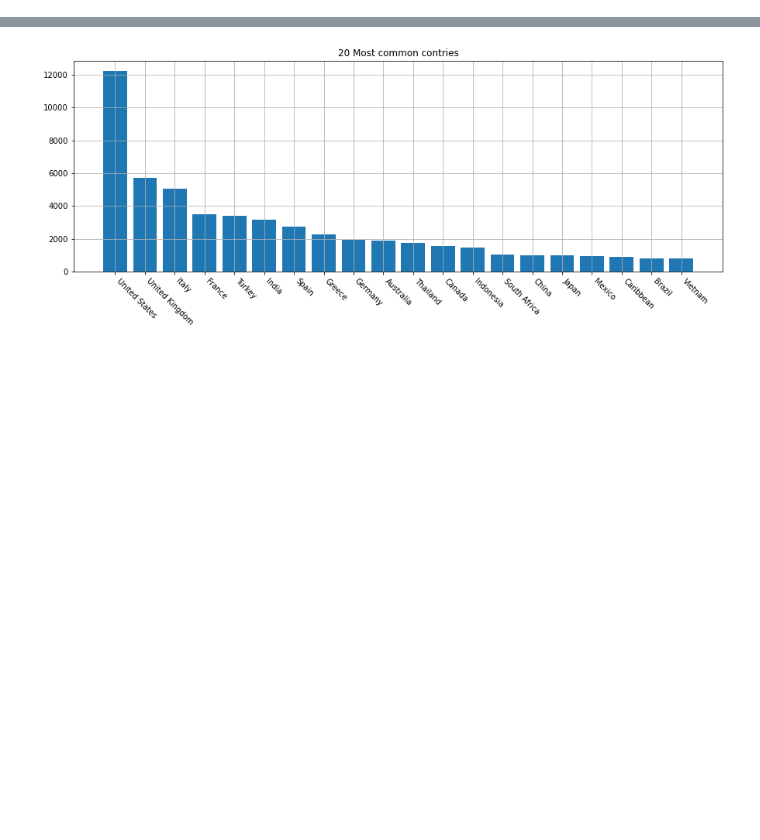
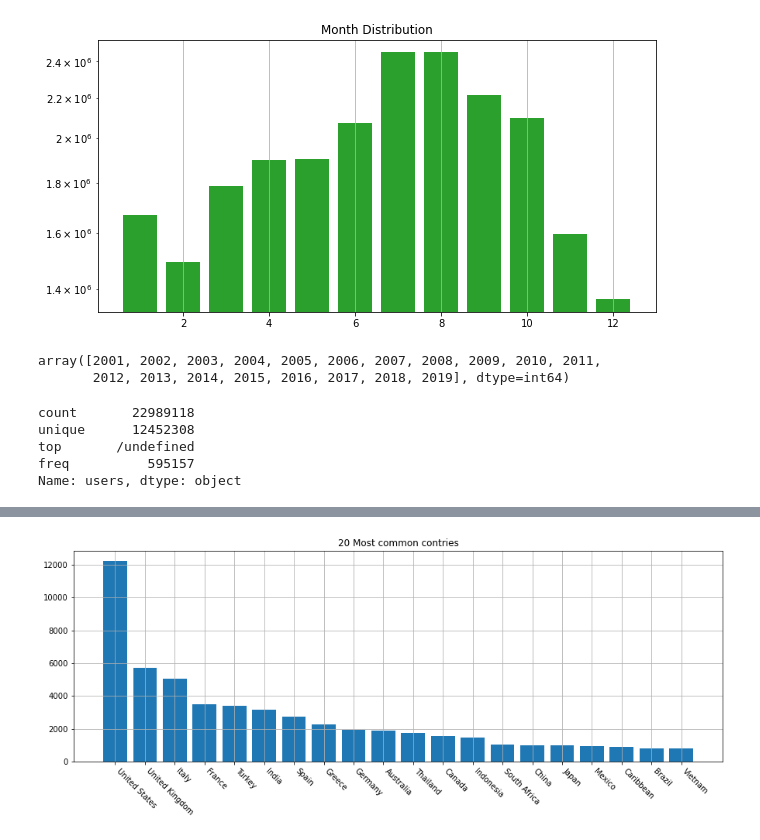
Before and after one commit to Ammar0ah/Itinerary-planning-system, a Jupyter notebook: data_scripts/dataAnalysis.ipynb, the cells around one changed output, grey strips where cells are left out. Drawn from its saved outputs; the diff is of its cells as text; code cells hidden in the pictures; blank space fills up the shorter version.

```diff
--- a/data_scripts/dataAnalysis.ipynb
+++ b/data_scripts/dataAnalysis.ipynb
@@ -4,0 +93,20 @@ from matplotlib import pyplot as plt
+# %%
+plot_freq_bar(timestamp_df['Month'].value_counts().index, timestamp_df['Month'].value_counts(),
+             'Month Distribution', scale='log', color='C2', rotation=False)
+# %% [output]
+[figure, added]
+# %%
+years = timestamp_df['Year'].unique()
+years.sort()
+years
+# %% [output]
+array([2001, 2002, 2003, 2004, 2005, 2006, 2007, 2008, 2009, 2010, 2011,
+       2012, 2013, 2014, 2015, 2016, 2017, 2018, 2019], dtype=int64)
+# %%
+df['users'].describe()
+# %% [output]
+count       22989118
+unique      12452308
+top       /undefined
+freq          595157
+Name: users, dtype: object
```
Also changed, not shown: parts of 35 cells of this notebook, 11 other files.
